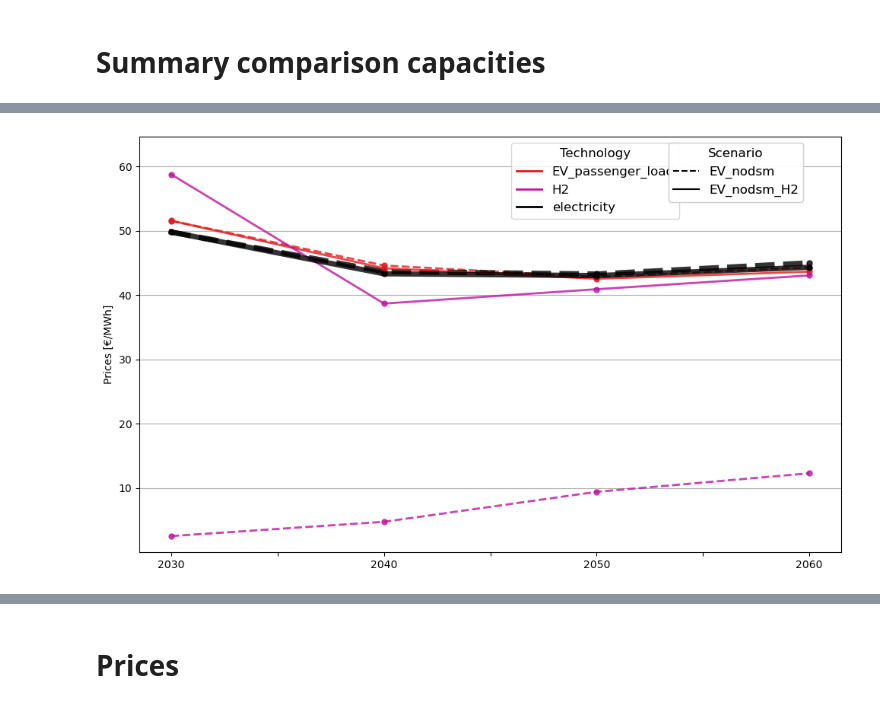
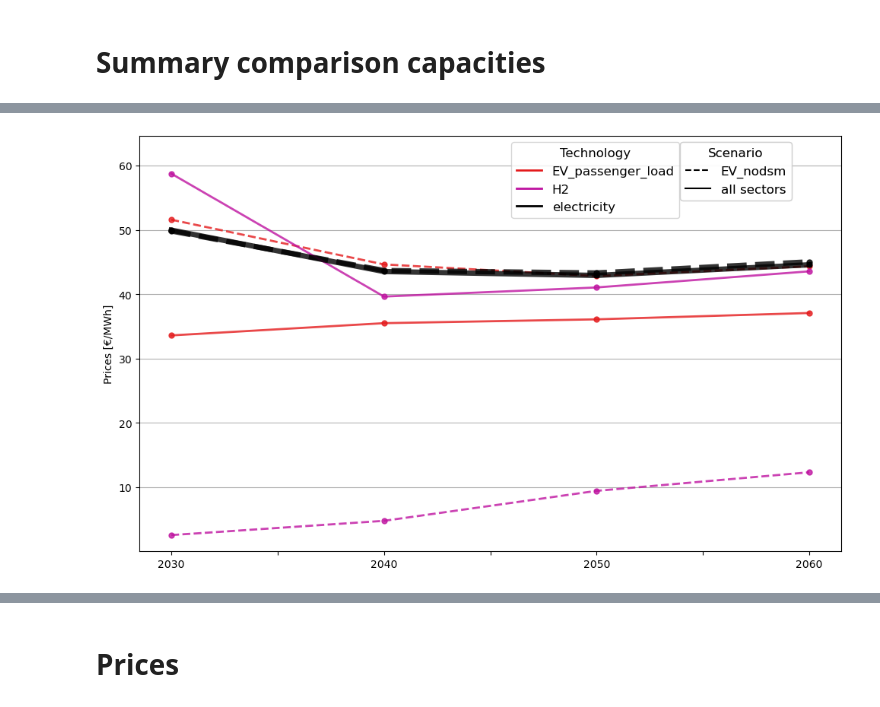
Before and after one commit to beijingzyl/PyPSA-China-PIK, a Jupyter notebook: workflow/notebooks/compare.ipynb, the cells around one changed output, grey strips where cells are left out. Saved outputs shown, nothing was run; the diff lists cells and outputs as text; code cells hidden in the pictures.

```diff
--- a/workflow/notebooks/compare.ipynb
+++ b/workflow/notebooks/compare.ipynb
@@ -19,7 +19,7 @@ result_paths = {}
 # )
 # result_paths["coupled (all free)"] = "/p/tmp/ivanra/PyPSA-China-clone/PyPSA-China-PIK/results/v-1.1.1_REMIND_EFC_2025-07-25-r3_scale09/overnight_co2pw-SSP2-PkBudg1000-CHA-pypsaelh2_09scaled_topo-current+FCG"
 result_paths["EV_nodsm"] = "/p/tmp/yanleizh/PYPSA_0724/PyPSA-China-PIK/results/v-1.1.1_REMIND_EFC_2025-0916_EV_nodsm/overnight_co2pw-SSP2-PkBudg1000-CHA-pypsaelh2_topo-current+FCG"
-result_paths["EV_nodsm_H2"] = "/p/tmp/yanleizh/PYPSA_0724/PyPSA-China-PIK/results/v-1.1.1_REMIND_EFC_2025-0916_EV_nodsm_H2/overnight_co2pw-SSP2-PkBudg1000-CHA-pypsaelh2_topo-current+FCG"
+result_paths["all sectors"] = "/p/tmp/yanleizh/PYPSA_0724/PyPSA-China-PIK/results/v-1.1.1_REMIND_EFC_2025-0916_allsec/overnight_co2pw-SSP2-PkBudg1000-CHA-pypsaelh2_topo-current+FCG"
 # result_paths["coupled (all sectors)"] = "/p/tmp/yanleizh/PYPSA_0724/PyPSA-China-PIK/results/v-1.1.1_REMIND_EFC_2025-0916_allsec/overnight_co2pw-SSP2-PkBudg1000-CHA-pypsaelh2_topo-current+FCG"
 
 remind_paths = {
@@ -648,7 +654,7 @@ wanted_techs = {"electricity", "EV_passenger_load", "H2"}
 linestyles = {
     # "no sectors coupled": "-",
     "EV_nodsm": "--",
-    "EV_nodsm_H2": "-",
+    "all sectors": "-",
 }
 
 fig, ax = plt.subplots(figsize=(3, 3), facecolor="white")
@@ -709,34 +715,34 @@ tech_legend = ax.legend(
     bbox_to_anchor=(0.65, 1),
     ncol=1,
     fontsize=12,          # 图例内容字体
     title_fontsize=12     # 图例标题字体
 )
 ax.add_artist(tech_legend)
 
 
 # 情景图例（线型）
 scenario_handles = [
     mlines.Line2D([], [], color="black", linestyle=ls, label=scen_label)
     for scen_label, ls in linestyles.items()
 ]
 scenario_legend = ax.legend(
     handles=scenario_handles,
     title="Scenario",
     loc="upper center",
     bbox_to_anchor=(0.85, 1.0),   # 右边
     ncol=1,
     fontsize=12,          # 图例内容字体
     title_fontsize=12     # 图例标题字体
 )
 ax.add_artist(scenario_legend)
 
 
 # ---- 图形样式 ----
 ax.set_ylabel("Prices [€/MWh]")
 plt.tight_layout()
 plt.show()
 # %% [output]
-[figure, old version]
+[figure, new version]
 # %%
 import os
 import pandas as pd
```
Also changed, not shown: parts of 7 cells of this notebook.
